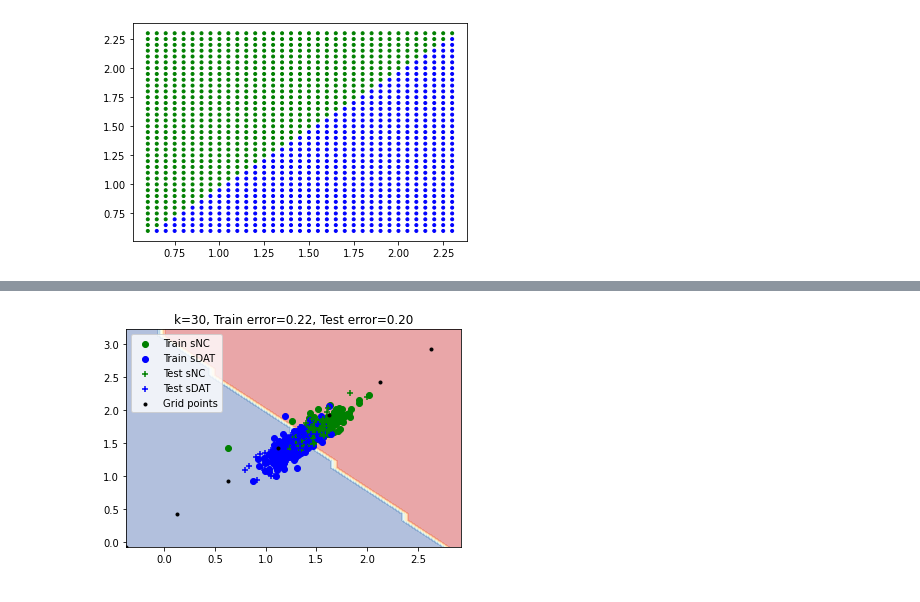
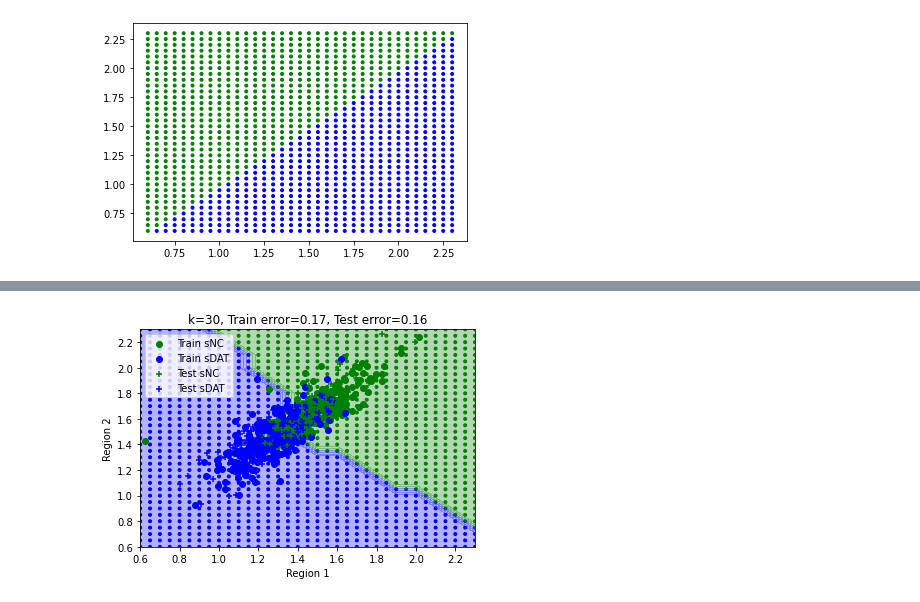
Before and after one commit to dev-nanthan/classifier-knn-diagnosis, a Jupyter notebook: MLA1_KNN.ipynb, the cells around one changed output, grey strips where cells are left out. Drawn from its saved outputs; the diff is of its cells as text; code cells hidden in the pictures.

Commit message:
Fixed issue with Contour Plot

```diff
--- a/MLA1_KNN.ipynb
+++ b/MLA1_KNN.ipynb
@@ -91,9 +91,11 @@ for i, r in enumerate(results):
 
 print("Optimum Results:", results[opt_i])
 
+OPT_R = results[opt_i]
 OPT_K = results[opt_i]["K"]
 OPT_Mod = KNN[opt_i]
 
+
 print("Optimum K:", OPT_K)
 print("Optimum Model:", OPT_Mod)
 # %% [output]
@@ -141,20 +160,34 @@ plt.show()
 # %%
-x_min, x_max = train_data.iloc[:, 0].min() - 1, train_data.iloc[:, 0].max() + 1
-y_min, y_max = train_data.iloc[:, 1].min() - 1, train_data.iloc[:, 1].max() + 1
+# Predict and Plot the Labels for grid points using Optimum model
+grid_predictions = OPT_Mod.predict(grid_df)
+plt.scatter(grid_df.iloc[:, 0], grid_df.iloc[:, 1], c=grid_predictions, marker='.', cmap=colors)
+
+# Draw Contour through class boundary
+x_min, x_max = grid_df.iloc[:, 0].min(), grid_df.iloc[:, 0].max()+0.1
+y_min, y_max = grid_df.iloc[:, 1].min(), grid_df.iloc[:, 1].max()+0.1
+# Create the Meshgrid to Crete the Contour Grid
 xx, yy = np.meshgrid(np.arange(x_min, x_max, 0.1), np.arange(y_min, y_max, 0.1))
+Cont_Z = OPT_Mod.predict(np.c_[xx.ravel(), yy.ravel()])
+Cont_Z = Cont_Z.reshape(xx.shape)
+# Plot the Contour
+#plt.contourf(xx, yy, Cont_Z, alpha= 0.3, cmap=plt.cm.GnBu)
+plt.contourf(xx, yy, Cont_Z, alpha= 0.3, cmap=colors)
 
-Z = knn.predict(np.c_[xx.ravel(), yy.ravel()])
-Z = Z.reshape(xx.shape)
-
-plt.contourf(xx, yy, Z, alpha=0.4, cmap=plt.cm.RdYlBu)
-
+# Plot Train Data Classification
 plt.scatter(train_sNC.iloc[:, 0], train_sNC.iloc[:, 1], c='g', marker='o', label='Train sNC')
 plt.scatter(train_sDAT.iloc[:, 0], train_sDAT.iloc[:, 1], c='b', marker='o', label='Train sDAT')
+
+# Plot Test Data Classification
 plt.scatter(test_sNC.iloc[:, 0], test_sNC.iloc[:, 1], c='g', marker='+', label='Test sNC')
 plt.scatter(test_sDAT.iloc[:, 0], test_sDAT.iloc[:, 1], c='b', marker='+', label='Test sDAT')
-plt.scatter(np.arange(x_min, x_max, 0.5), np.arange(y_min, y_max, 0.5), c='k', marker='.', label='Grid points')
-plt.title("k={}, Train error={:.2f}, Test error={:.2f}".format(OPT_K, 1-train_accuracy, 1-test_accuracy))
+
+# Set Title and Legends
+plt.title("k={}, Train error={:.2f}, Test error={:.2f}".format(OPT_K, OPT_R["train_error"], OPT_R["test_error"]))
 plt.legend(loc='upper left')
+plt.xlabel('Region 1')
+plt.ylabel('Region 2')
+
+#Show the plot
 plt.show()
 # %% [output]
-[figure, old version]
+[figure, new version]
```
Also changed, not shown: parts of 4 cells of this notebook.
